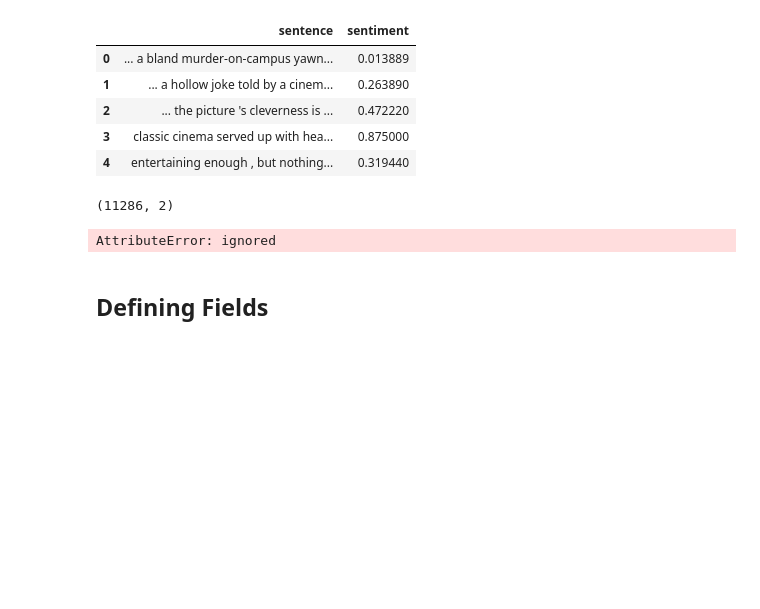
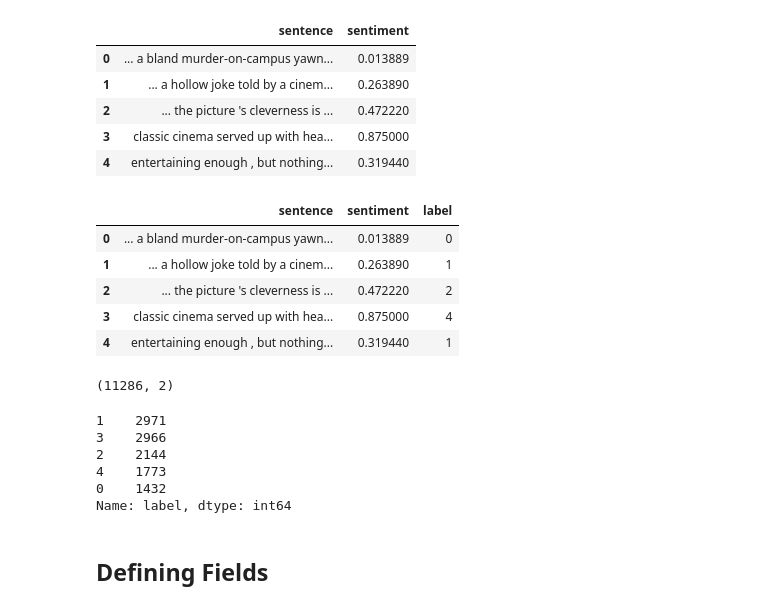
Before and after one commit to sridevibonthu/TSAI_END_P1, a Jupyter notebook: Session 07/Sentiment_Analysis_on_stanford_data_using_LSTM_RNN.ipynb, the cells around one changed output. Saved outputs shown, nothing was run; the diff lists cells and outputs as text; code cells hidden in the pictures; blank space fills up the shorter version.

```diff
--- a/Session 07/Sentiment_Analysis_on_stanford_data_using_LSTM_RNN.ipynb
+++ b/Session 07/Sentiment_Analysis_on_stanford_data_using_LSTM_RNN.ipynb
@@ -71,14 +71,41 @@ df.head()
 | 2 | ... the picture 's cleverness is ... | 0.472220 |
 | 3 | classic cinema served up with hea... | 0.875000 |
 | 4 | entertaining enough , but nothing... | 0.319440 |
+# %%
+def score_to_label(score):
+  if score <= 0.2:
+    return 0
+  elif score <= 0.4:
+    return 1
+  elif score <= 0.6:
+    return 2
+  elif score <= 0.8:
+    return 3
+  else:
+    return 4
+
+df['label'] = df.apply(lambda row: score_to_label(row['sentiment']), axis=1)
+df.head()
+# %% [output]
+|  | sentence | sentiment | label |
+| 0 | ... a bland murder-on-campus yawn... | 0.013889 | 0 |
+| 1 | ... a hollow joke told by a cinem... | 0.263890 | 1 |
+| 2 | ... the picture 's cleverness is ... | 0.472220 | 2 |
+| 3 | classic cinema served up with hea... | 0.875000 | 4 |
+| 4 | entertaining enough , but nothing... | 0.319440 | 1 |
 # %%
 print(df.shape)
 # %% [output]
 (11286, 2)
 # %%
-df.labels.value_counts()
+df.label.value_counts()
 # %% [output]
-AttributeError: ignored
+1    2971
+3    2966
+2    2144
+4    1773
+0    1432
+Name: label, dtype: int64
 # %% [markdown]
 ## Defining Fields
 # %% [markdown]
```
Also changed, not shown: parts of 13 cells of this notebook.
